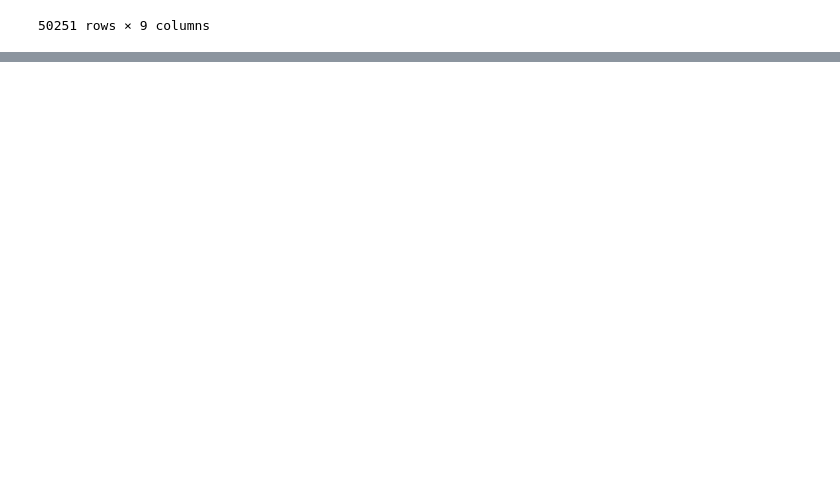
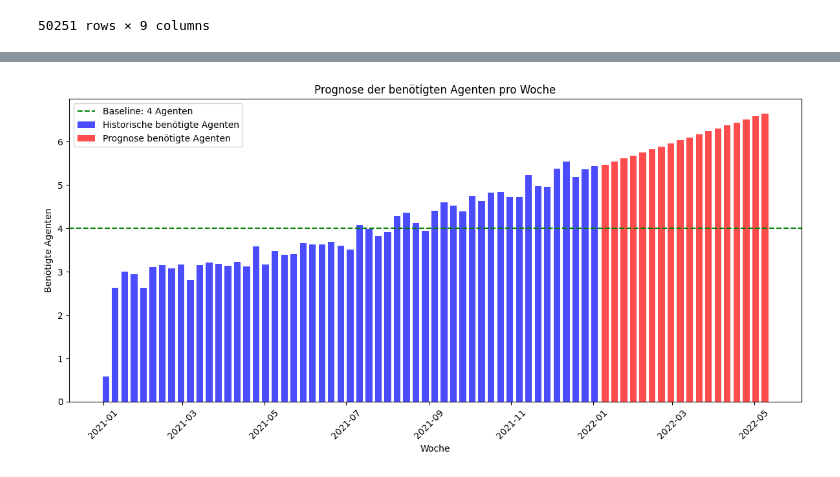
Before and after one commit to avtmarquardt-png/DPP_Callcenter, a Jupyter notebook: notebooks/02_Final_CC_Data.ipynb, the cells around one changed output, grey strips where cells are left out. Drawn from its saved outputs; the diff is of its cells as text; code cells hidden in the pictures; blank space fills up the shorter version.

```diff
--- a/notebooks/02_Final_CC_Data.ipynb
+++ b/notebooks/02_Final_CC_Data.ipynb
@@ -282 +326,60 @@ plt.show()
 [figure]
+# %%
+import matplotlib.pyplot as plt
+import pandas as pd
+
+work_seconds_per_agent = 36000 * 5 # 10 hours shift
+aht = 300  # Average Handling Time in seconds (5 minutes)
+
+# --- Weekly aggregation ---
+weekly_agg = df.resample('W', on='date').agg(
+    total_calls=('call_started', 'count'),
+    total_within_60s=('meets_standard', 'sum'),
+    total_service_time=('call_duration', 'sum')
+)
+
+util_agent = cc.utilization_with_target(agg=weekly_agg,
+                                        target_sl=0.9,  # Target service level of 90%
+                                        num_agents=4,  # Current number of agents
+                                        work_seconds_per_agent=work_seconds_per_agent
+                                        )
+
+# --- Historical weekly agents needed ---
+weekly_agg['weekly_agents_needed'] = weekly_agg['total_service_time'] / (work_seconds_per_agent * util_agent)
+
+# --- Weekly forecast agents ---
+weekly_forecast_calls = forecast_calls.resample('W').sum()
+weekly_forecast_agents = weekly_forecast_calls.apply(
+    lambda x: cc.compute_needed_agents(
+        total_service_seconds=x * aht,
+        work_seconds_per_agent=work_seconds_per_agent,
+        target_utilization=util_agent
+    )
+)
+
+# --- Plotting ---
+plt.figure(figsize=(12,6))
+
+# Historische Agenten
+plt.bar(weekly_agg.index, weekly_agg['weekly_agents_needed'], width=5, label="Historische benötigte Agenten", color="blue", alpha=0.7)
+
+# Forecast Agenten (verschoben für bessere Sichtbarkeit)
+plt.bar(weekly_forecast_agents.index + pd.Timedelta(days=1), weekly_forecast_agents.values, width=5, label="Prognose benötigte Agenten", color="red", alpha=0.7)
+
+# Baseline Linie bei 4 Agenten
+plt.axhline(4, color='green', linestyle='--', label="Baseline: 4 Agenten")
+
+plt.xlabel("Woche")
+plt.ylabel("Benötigte Agenten")
+plt.title("Prognose der benötigten Agenten pro Woche")
+plt.xticks(rotation=45)
+plt.legend()
+plt.tight_layout()
+
+# --- Save figure ---
+save_path = "../data/processed/weekly_agents_needed_forecast.png"
+plt.savefig(save_path, dpi=300, bbox_inches='tight')
+
+plt.show()
+# %% [output]
+[figure, added]
```
Also changed, not shown: parts of 4 cells of this notebook, 1 other file.
